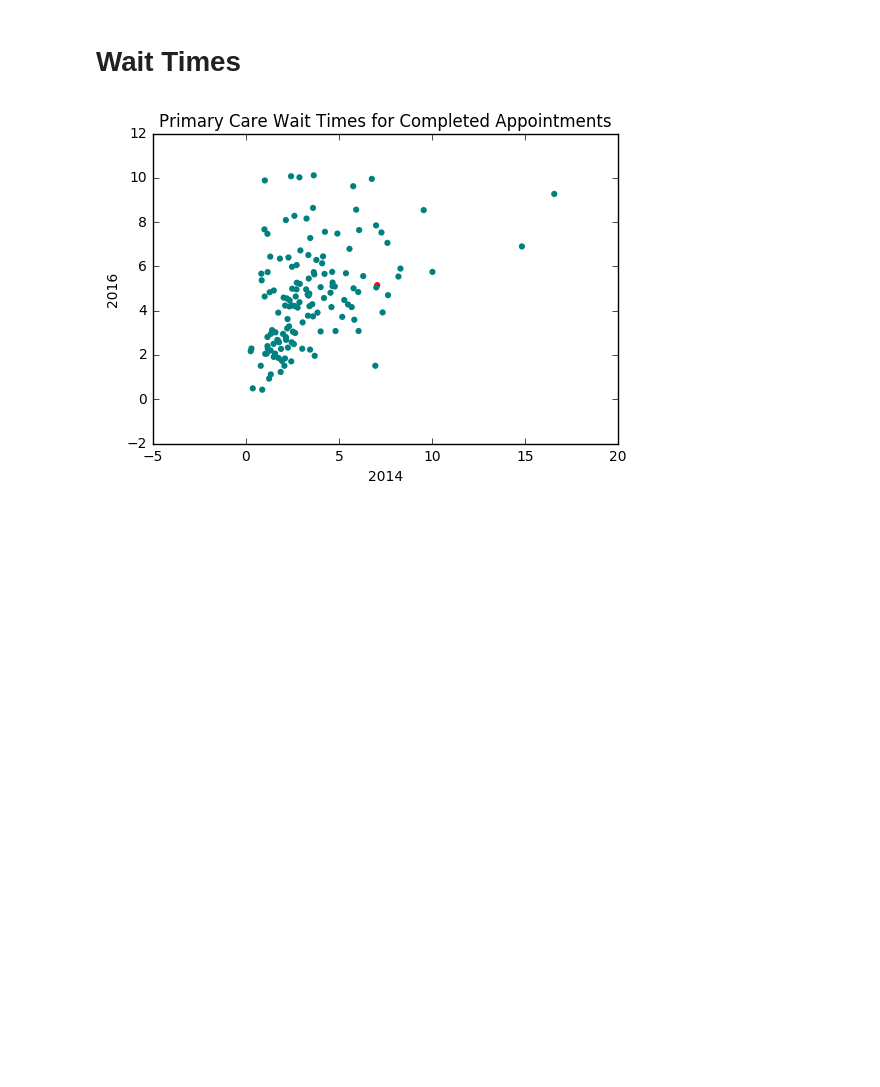
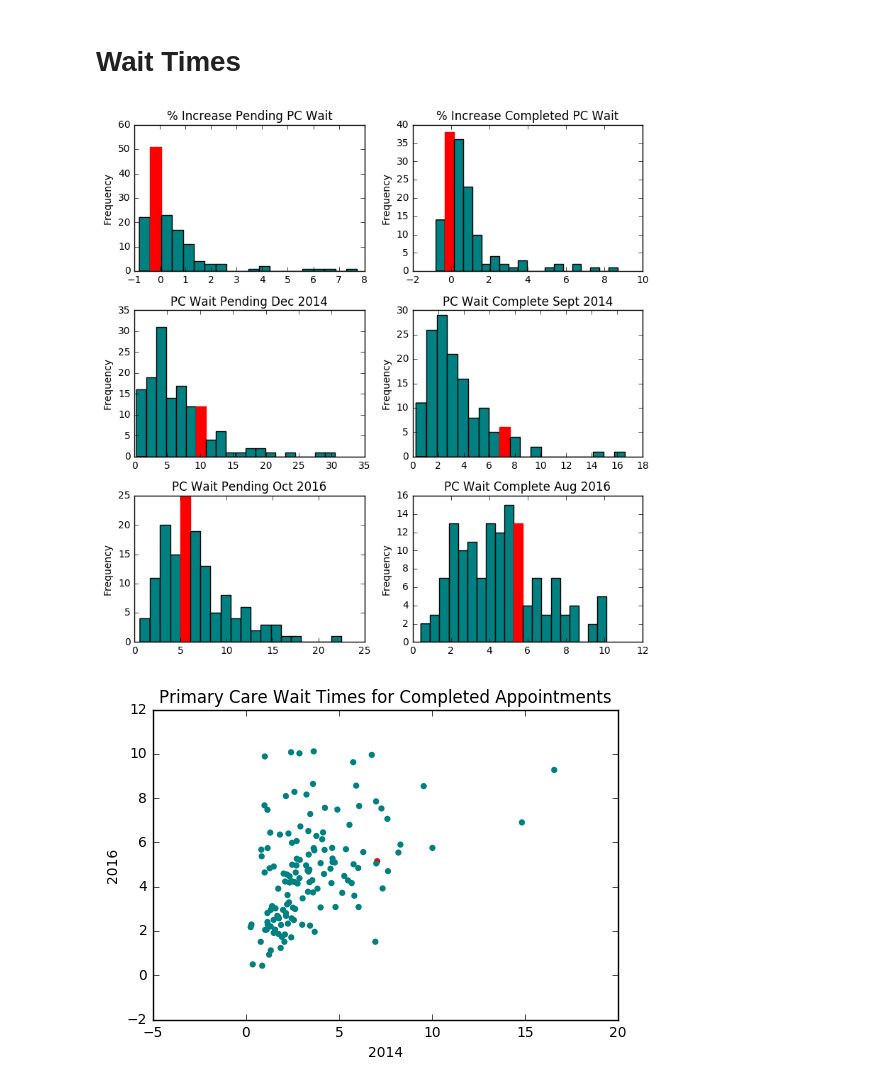
Before and after one commit to isabella232/va-data-analysis, a Jupyter notebook: One_V_All.ipynb, the cells around one changed output. Drawn from its saved outputs; the diff is of its cells as text; code cells hidden in the pictures; blank space fills up the shorter version.

```diff
--- a/One_V_All.ipynb
+++ b/One_V_All.ipynb
@@ -124,6 +155,30 @@ plt.legend(bbox_to_anchor=(1, 1),
 [figure]
 # %% [markdown]
 # Wait Times
+# %%
+fig, ((ax1, ax2),(ax3, ax4),(ax5, ax6)) = plt.subplots(nrows=3, ncols=2, figsize=(8,8))
+
+ax1.set_title("% Increase Pending PC Wait")
+ax1 = marked_hist("PC_Wait_Pending_Increase_%",ax1)
+
+ax2.set_title("% Increase Completed PC Wait")
+ax2 = marked_hist("PC_Wait_Complete_Increase_%",ax2)
+
+ax3.set_title("PC Wait Pending Dec 2014")
+ax3 = marked_hist("PC_Wait_Pending_1412",ax3)
+
+ax4.set_title("PC Wait Complete Sept 2014")
+ax4 = marked_hist("PC_Wait_Complete_1409",ax4)
+
+ax5.set_title("PC Wait Pending Oct 2016")
+ax5 = marked_hist("PC_Wait_Pending_1610",ax5)
+
+ax6.set_title("PC Wait Complete Aug 2016")
+ax6 = marked_hist("PC_Wait_Complete_1608",ax6)
+
+plt.tight_layout()
+# %% [output]
+[figure, added]
 # %%
 fig, ax = plt.subplots()
 colors = { 'mark':'red','no':'teal'}
```
Also changed, not shown: parts of 13 cells of this notebook, 2 other files.
